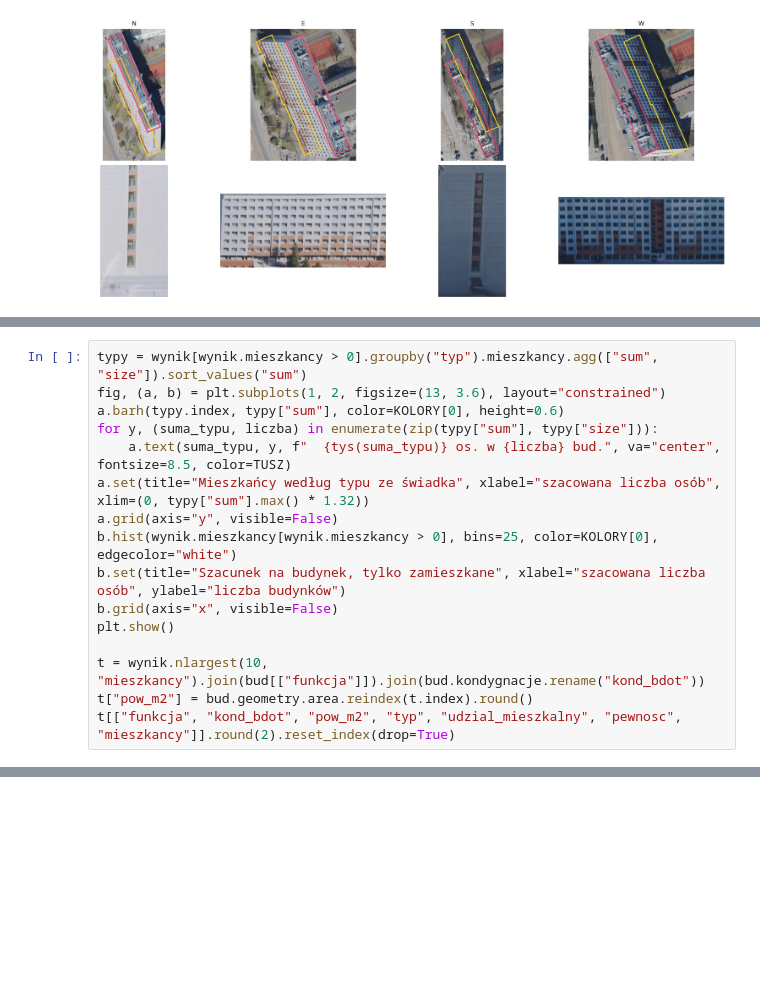
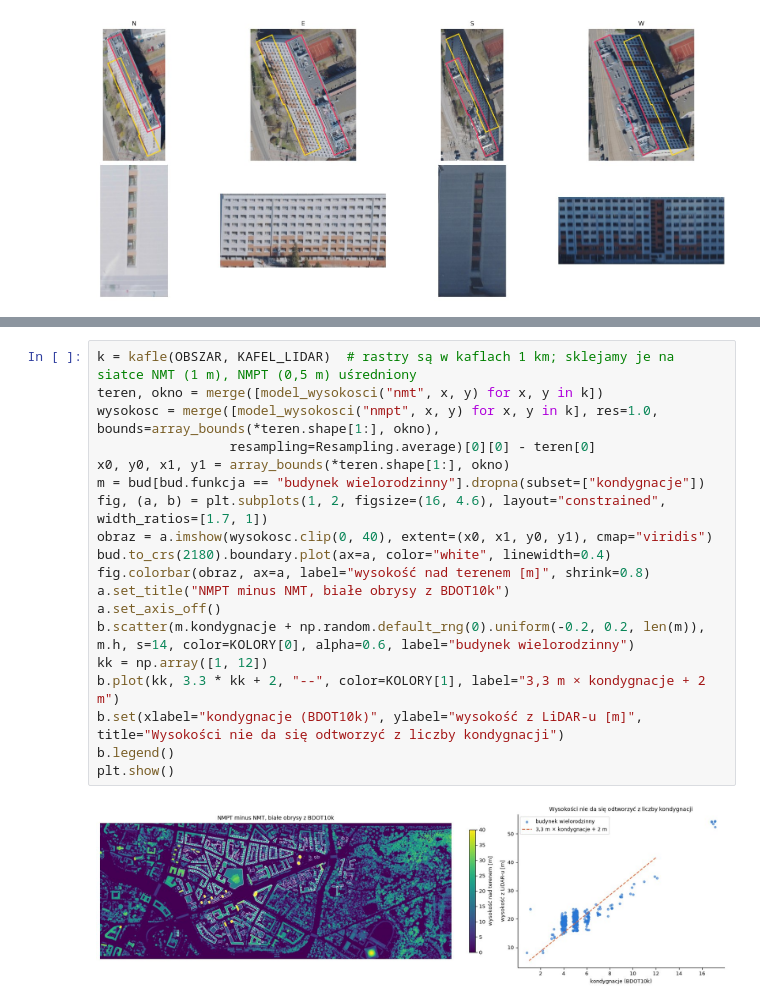
Before and after one commit to wust-terrain/wroclaw-population-agents, a Jupyter notebook: notebooks/proof_of_concept.ipynb, the cells around one changed output, grey strips where cells are left out. Drawn from its saved outputs; the diff is of its cells as text; blank space fills up the shorter version.

```diff
--- a/notebooks/proof_of_concept.ipynb
+++ b/notebooks/proof_of_concept.ipynb
@@ -575,16 +202,0 @@ Typ budynku według świadka i rozkład szacunków. Kamienice dominują, bo tak
-# %%
-typy = wynik[wynik.mieszkancy > 0].groupby("typ").mieszkancy.agg(["sum", "size"]).sort_values("sum")
-fig, (a, b) = plt.subplots(1, 2, figsize=(13, 3.6), layout="constrained")
-a.barh(typy.index, typy["sum"], color=KOLORY[0], height=0.6)
-for y, (suma_typu, liczba) in enumerate(zip(typy["sum"], typy["size"])):
-    a.text(suma_typu, y, f"  {tys(suma_typu)} os. w {liczba} bud.", va="center", fontsize=8.5, color=TUSZ)
-a.set(title="Mieszkańcy według typu ze świadka", xlabel="szacowana liczba osób", xlim=(0, typy["sum"].max() * 1.32))
-a.grid(axis="y", visible=False)
-b.hist(wynik.mieszkancy[wynik.mieszkancy > 0], bins=25, color=KOLORY[0], edgecolor="white")
-b.set(title="Szacunek na budynek, tylko zamieszkane", xlabel="szacowana liczba osób", ylabel="liczba budynków")
-b.grid(axis="x", visible=False)
-plt.show()
-
-t = wynik.nlargest(10, "mieszkancy").join(bud[["funkcja"]]).join(bud.kondygnacje.rename("kond_bdot"))
-t["pow_m2"] = bud.geometry.area.reindex(t.index).round()
-t[["funkcja", "kond_bdot", "pow_m2", "typ", "udzial_mieszkalny", "pewnosc", "mieszkancy"]].round(2).reset_index(drop=True)
@@ -706,0 +207,21 @@ for i, r in sz.iterrows():
+# %%
+k = kafle(OBSZAR, KAFEL_LIDAR)  # rastry są w kaflach 1 km; sklejamy je na siatce NMT (1 m), NMPT (0,5 m) uśredniony
+teren, okno = merge([model_wysokosci("nmt", x, y) for x, y in k])
+wysokosc = merge([model_wysokosci("nmpt", x, y) for x, y in k], res=1.0, bounds=array_bounds(*teren.shape[1:], okno),
+                 resampling=Resampling.average)[0][0] - teren[0]
+x0, y0, x1, y1 = array_bounds(*teren.shape[1:], okno)
+m = bud[bud.funkcja == "budynek wielorodzinny"].dropna(subset=["kondygnacje"])
+fig, (a, b) = plt.subplots(1, 2, figsize=(16, 4.6), layout="constrained", width_ratios=[1.7, 1])
+obraz = a.imshow(wysokosc.clip(0, 40), extent=(x0, x1, y0, y1), cmap="viridis")
+bud.to_crs(2180).boundary.plot(ax=a, color="white", linewidth=0.4)
+fig.colorbar(obraz, ax=a, label="wysokość nad terenem [m]", shrink=0.8)
+a.set_title("NMPT minus NMT, białe obrysy z BDOT10k")
+a.set_axis_off()
+b.scatter(m.kondygnacje + np.random.default_rng(0).uniform(-0.2, 0.2, len(m)), m.h, s=14, color=KOLORY[0], alpha=0.6, label="budynek wielorodzinny")
+kk = np.array([1, 12])
+b.plot(kk, 3.3 * kk + 2, "--", color=KOLORY[1], label="3,3 m × kondygnacje + 2 m")
+b.set(xlabel="kondygnacje (BDOT10k)", ylabel="wysokość z LiDAR-u [m]", title="Wysokości nie da się odtworzyć z liczby kondygnacji")
+b.legend()
+plt.show()
+# %% [output]
+[figure, added]
```
Also changed, not shown: parts of 63 cells of this notebook, 55 other files.
